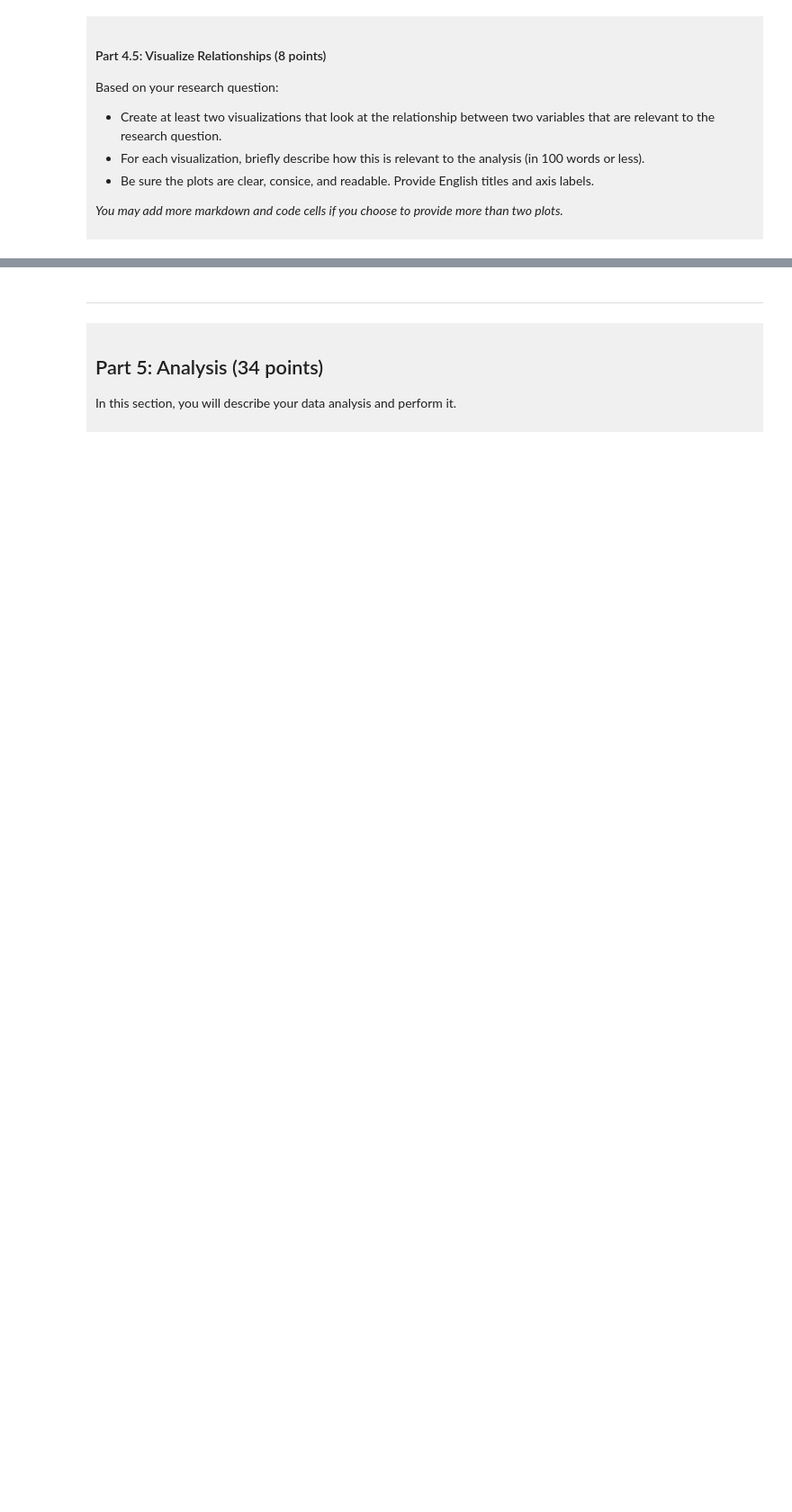
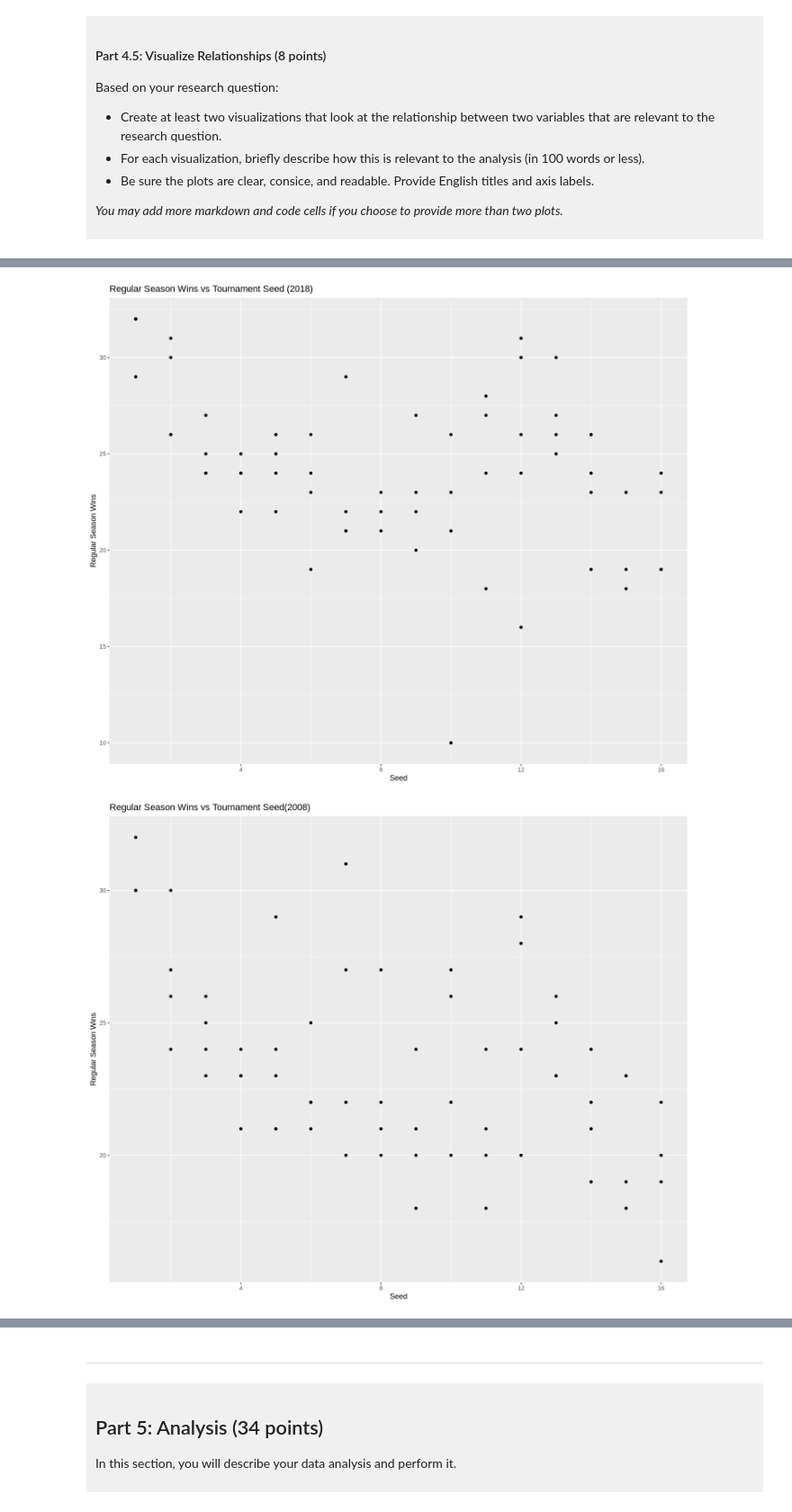
Before and after one commit to lucyhurst/dsci-100-project-lucy-hurst, a Jupyter notebook: dsci-100-project-notebook.ipynb, the cells around one changed output, grey strips where cells are left out. Shown at 90% size. Cells and saved outputs as stored; diff of their text form; code cells hidden in the pictures; blank space fills up the shorter version.

```diff
--- a/dsci-100-project-notebook.ipynb
+++ b/dsci-100-project-notebook.ipynb
@@ -318,2 +381,27 @@ Visualization 1: %%% EDIT THIS MARKDOWN CELL%%%
 # %%
-### EDIT THIS CODE CELL FOR VISUALIZATION 1###
+ncaa_data_2018 <- filter(ncaa_data, year == "2018")
+vizualization_1a <- ggplot(ncaa_data_2018, aes(x = seed, y = reg_wins)) +
+geom_point() +
+labs(x = "Seed", y = "Regular Season Wins", title = "Regular Season Wins vs Tournament Seed (2018)")
+vizualization_1a
+
+ncaa_data_2008 <- filter(ncaa_data, year == "2008")
+vizualization_1b <- ggplot(ncaa_data_2008, aes(x = seed, y = reg_wins)) +
+geom_point() +
+labs(x = "Seed", y = "Regular Season Wins", title = "Regular Season Wins vs Tournament Seed(2008)")
+vizualization_1b
+
+ncaa_data_1998 <- filter(ncaa_data, year == "1998")
+vizualization_1c <- ggplot(ncaa_data_1998, aes(x = seed, y = reg_wins)) +
+geom_point() +
+labs(x = "Seed", y = "Regular Season Wins", title = "Regular Season Wins vs Tournament Seed(1998")
+vizualization_1c
+
+ncaa_data_1988 <- filter(ncaa_data, year == "1988")
+vizualization_1d <- ggplot(ncaa_data_1988, aes(x = seed, y = reg_wins)) +
+geom_point() +
+labs(x = "Seed", y = "Regular Season Wins", title = "Regular Season Wins vs Tournament Seed(1988")
+vizualization_1d
+# %% [output]
+[figure, added]
+[figure, added]
```
Also changed, not shown: parts of 11 cells of this notebook.
